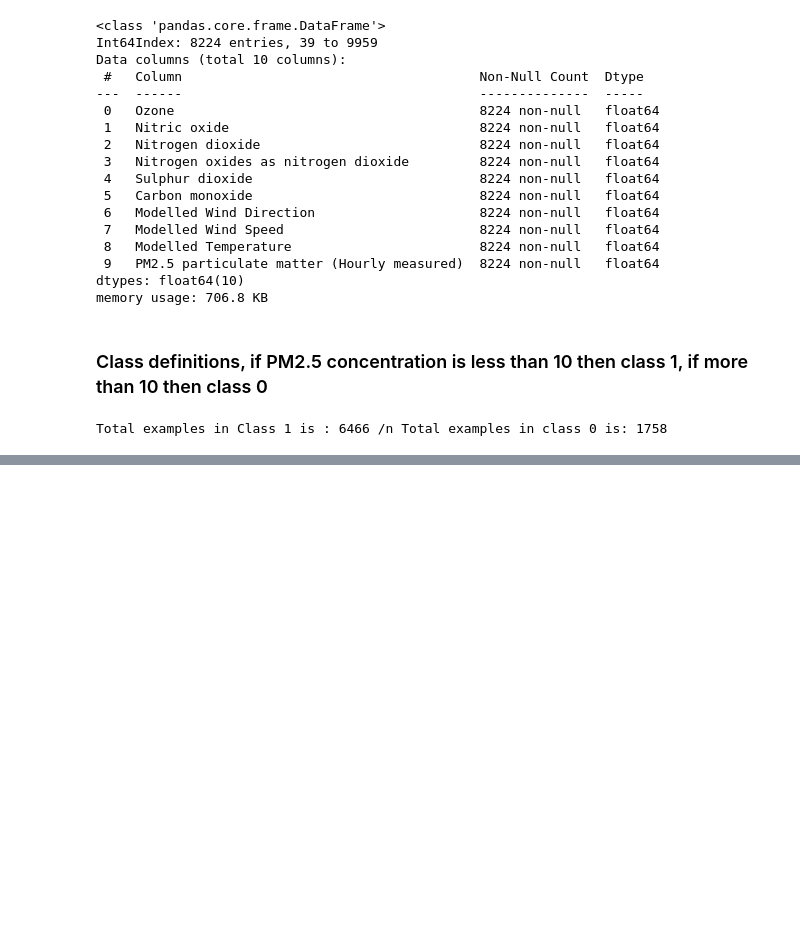
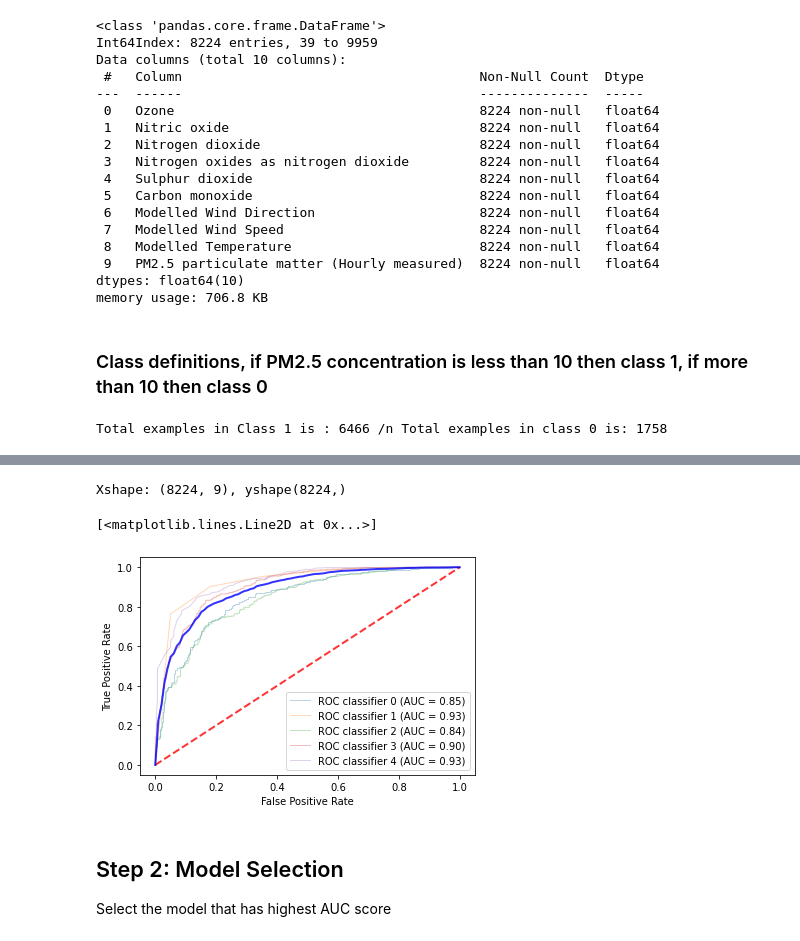
Before and after one commit to szabeenglobal/Classification-of-PM2.5-concentration-using-machine-learning-approach, a Jupyter notebook: Predicting_PM2.5_using_classification_approach.ipynb, the cells around one changed output, grey strips where cells are left out. Cells and saved outputs as stored; diff of their text form; code cells hidden in the pictures; blank space fills up the shorter version.

```diff
--- a/Predicting_PM2.5_using_classification_approach.ipynb
+++ b/Predicting_PM2.5_using_classification_approach.ipynb
@@ -162,0 +163,77 @@ plot ROC curve for each models.
+# %%
+X = df1.iloc[:, 0:9]
+y = df1.iloc[:, -1]
+print(f"Xshape: {X.shape}, yshape{y.shape}")
+#split data to test set and train set
+X_train, X_test, y_train, y_test = train_test_split(X, y, test_size=0.2, random_state=42)
+#split train set again into train set and validation set
+X_train, X_validation, y_train, y_validation = train_test_split(X_train, y_train, test_size=0.2, random_state=42)
+
+sc = StandardScaler()
+X_train = sc.fit_transform(X_train)
+X_validation = sc.transform(X_validation)
+X_test = sc.transform(X_test)
+# %% [output]
+Xshape: (8224, 9), yshape(8224,)
+# %%
+C =10
+classifiers = {
+    'LogisticR': LogisticRegression(C=C, penalty='l1',
+                                      solver='saga',
+                                      multi_class='multinomial',
+                                      max_iter=10000),
+    'KNN': KNeighborsClassifier(algorithm='auto', leaf_size=30,                                                   metric='minkowski',
+                                    metric_params=None, n_jobs=None,                                              n_neighbors=5, p=2,
+                                    weights='uniform'),
+
+    'Linear_SVC': SVC(kernel='linear', C=C, probability=True,
+                      random_state=0),
+    'rbf_SVC': SVC(kernel='rbf', C=C, probability=True,
+                      random_state=0),
+    'randomF': RandomForestClassifier(bootstrap=True, ccp_alpha=0.0,                                class_weight=None, criterion='gini', max_depth=None,                         max_features='auto',
+                       max_leaf_nodes=None, max_samples=None,
+                       min_impurity_decrease=0.0, min_impurity_split=None,
+                       min_samples_leaf=1, min_samples_split=2,
+                       min_weight_fraction_leaf=0.0, n_estimators=100,
+                       n_jobs=None, oob_score=False, random_state=42,                               verbose=0,
+                       warm_start=False)
+
+}
+tprs = []
+aucs = []
+mean_fpr = np.linspace(0, 1, 100)
+fig, ax = plt.subplots()
+for idx, (name, classifier) in enumerate(classifiers.items()):
+    classifier.fit(X_train, y_train)
+    y_pred = classifier.predict(X_validation)
+    viz = metrics.plot_roc_curve(classifier, X_validation, y_validation,
+                         name='ROC classifier {}'.format(idx),
+                         alpha=0.3, lw=1, ax=ax)
+    interp_tpr = np.interp(mean_fpr, viz.fpr, viz.tpr)
+    interp_tpr[0] = 0.0
+    tprs.append(interp_tpr)
+    aucs.append(viz.roc_auc)
+
+ax.plot([0, 1], [0, 1], linestyle='--', lw=2, color='r',
+        label='Chance', alpha=.8)
+
+mean_tpr = np.mean(tprs, axis=0)
+mean_tpr[-1] = 1.0
+mean_auc = auc(mean_fpr, mean_tpr)
+std_auc = np.std(aucs)
+ax.plot(mean_fpr, mean_tpr, color='b',
+        label=r'Mean ROC (AUC = %0.2f $\pm$ %0.2f)' % (mean_auc, std_auc),
+        lw=2, alpha=.8)
+
+
+#     ax = plt.gca()
+# randomF_disp = metrics.plot_roc_curve(classifier, X_validation, y_validation ,ax=ax,  alpha = 0.8)
+# svc_disp.plot(ax=ax, alpha=0.8)
+# plt.show()
+# %% [output]
+[<matplotlib.lines.Line2D at 0x...>]
+[figure, added]
+# %% [markdown]
+## Step 2: Model Selection
+
+Select the model that has highest AUC score
```
Also changed, not shown: parts of 21 cells of this notebook.
